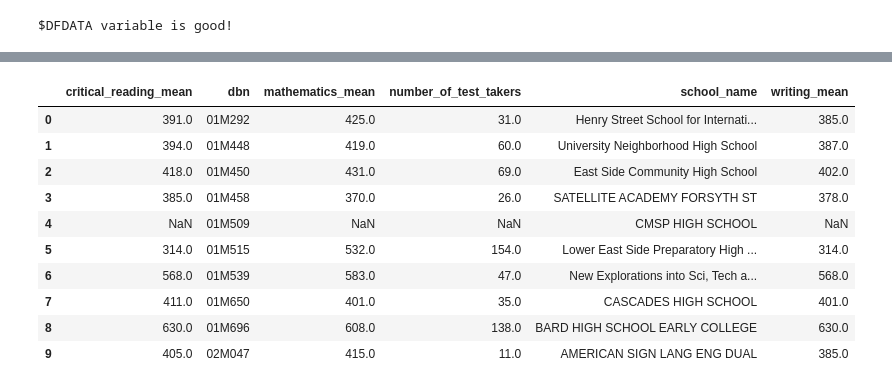
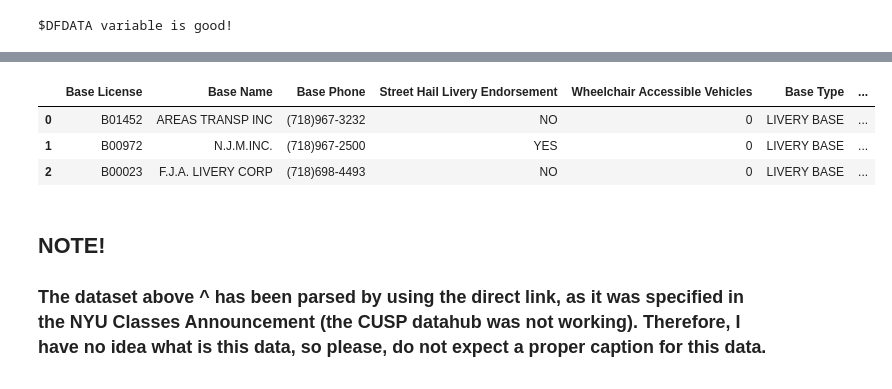
Before and after one commit to rrubo/PUI2017_rh2684, a Jupyter notebook: HW2_rh2684/HW2_assignment3_rh2684.ipynb, the cells around one changed output, grey strips where cells are left out. Drawn from its saved outputs; the diff is of its cells as text; code cells hidden in the pictures.

```diff
--- a/HW2_rh2684/HW2_assignment3_rh2684.ipynb
+++ b/HW2_rh2684/HW2_assignment3_rh2684.ipynb
@@ -33,14 +19,15 @@ data = pd.read_csv('https://data.cityofnewyork.us/resource/rt5r-ie69.csv')
+# %%
+#Fetching the Dataset
+
+dfdata = os.environ.get('DFDATA')
+
+ds = dfdata + '/eccv-9dzr/ARCHIVED_FHV_Bases_20170310.csv'
+
+data = pd.read_csv(ds)
 # %%
-data[:10]
+data[:3]
 # %% [output]
-|  | critical_reading_mean | dbn | mathematics_mean | number_of_test_takers | school_name | writing_mean |
-| 0 | 391.0 | 01M292 | 425.0 | 31.0 | Henry Street School for Internati... | 385.0 |
-| 1 | 394.0 | 01M448 | 419.0 | 60.0 | University Neighborhood High School | 387.0 |
-| 2 | 418.0 | 01M450 | 431.0 | 69.0 | East Side Community High School | 402.0 |
-| 3 | 385.0 | 01M458 | 370.0 | 26.0 | SATELLITE ACADEMY FORSYTH ST | 378.0 |
-| 4 | NaN | 01M509 | NaN | NaN | CMSP HIGH SCHOOL | NaN |
-| 5 | 314.0 | 01M515 | 532.0 | 154.0 | Lower East Side Preparatory High ... | 314.0 |
-| 6 | 568.0 | 01M539 | 583.0 | 47.0 | New Explorations into Sci, Tech a... | 568.0 |
-| 7 | 411.0 | 01M650 | 401.0 | 35.0 | CASCADES HIGH SCHOOL | 401.0 |
-| 8 | 630.0 | 01M696 | 608.0 | 138.0 | BARD HIGH SCHOOL EARLY COLLEGE | 630.0 |
-| 9 | 405.0 | 02M047 | 415.0 | 11.0 | AMERICAN SIGN LANG ENG DUAL | 385.0 |
+|  | Base License | Base Name | Base Phone | Street Hail Livery Endorsement | Wheelchair Accessible Vehicles | Base Type | ... |
+| 0 | B01452 | AREAS TRANSP INC | (718)967-3232 | NO | 0 | LIVERY BASE | ... |
+| 1 | B00972 | N.J.M.INC. | (718)967-2500 | YES | 0 | LIVERY BASE | ... |
+| 2 | B00023 | F.J.A. LIVERY CORP | (718)698-4493 | NO | 0 | LIVERY BASE | ... |
@@ -50,0 +34,4 @@ data.drop(['dbn', 'critical_reading_mean', 'school_name', 'writing_mean'], axis=
+# %% [markdown]
+## NOTE!
+
+### The dataset above ^ has been parsed by using the direct link, as it was specified in the NYU Classes Announcement (the CUSP datahub was not working).  Therefore, I have no idea what is this data, so please, do not expect a proper caption for this data.
```
Also changed, not shown: parts of 16 cells of this notebook.
